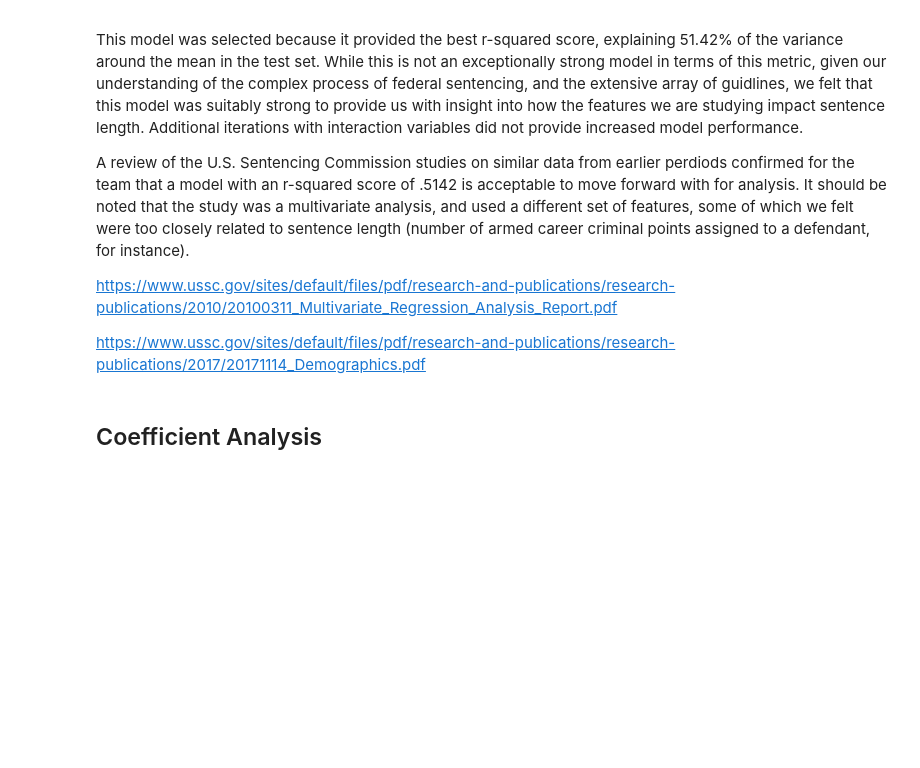
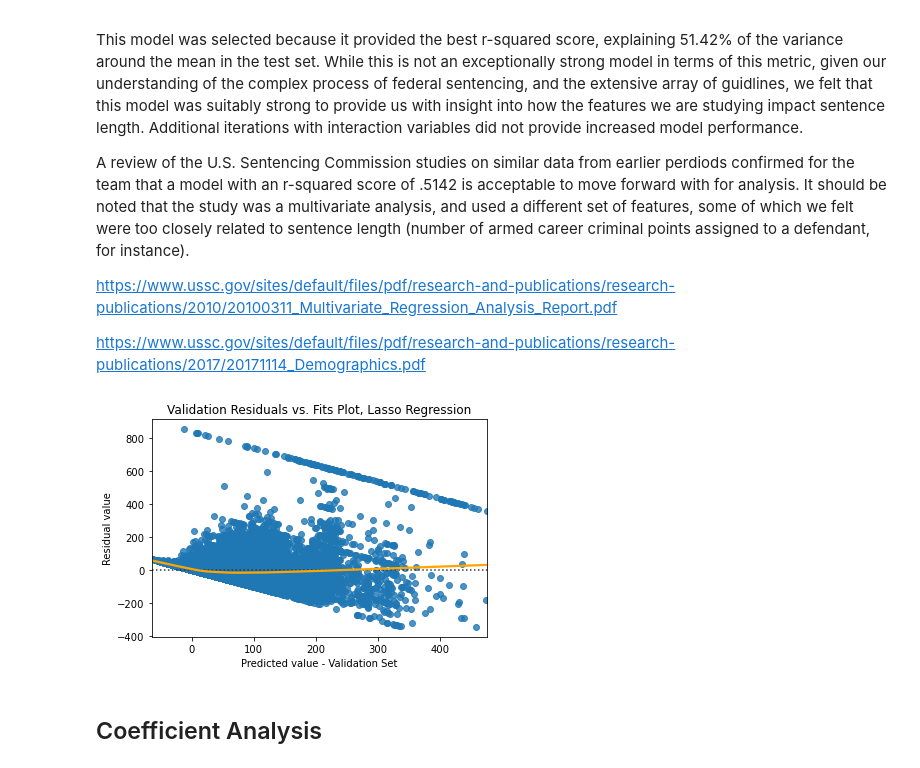
Before and after one commit to nanigbogu/Sentencing-Length-Data-Analysis, a Jupyter notebook: code/final_model.ipynb, the cells around one changed output. Drawn from its saved outputs; the diff is of its cells as text; code cells hidden in the pictures; blank space fills up the shorter version.

```diff
--- a/code/final_model.ipynb
+++ b/code/final_model.ipynb
@@ -61,6 +68,19 @@ A review of the U.S. Sentencing Commission studies on similar data from earlier
 https://www.ussc.gov/sites/default/files/pdf/research-and-publications/research-publications/2010/20100311_Multivariate_Regression_Analysis_Report.pdf
 
 https://www.ussc.gov/sites/default/files/pdf/research-and-publications/research-publications/2017/20171114_Demographics.pdf
+# %%
+preds = lasso_pipe.predict(X_test)
+resids = y_test - preds
+# %%
+sns.residplot(x = preds,
+              y = resids,
+              lowess = True,
+              line_kws = {'color':'orange'})\
+    .set(title = 'Validation Residuals vs. Fits Plot, Lasso Regression',
+        xlabel = 'Predicted value - Validation Set',
+        ylabel = 'Residual value');
+# %% [output]
+[figure, added]
 # %% [markdown]
 ## Coefficient Analysis
 # %% [markdown]
```
Also changed, not shown: parts of 23 cells of this notebook, 1 other file.
